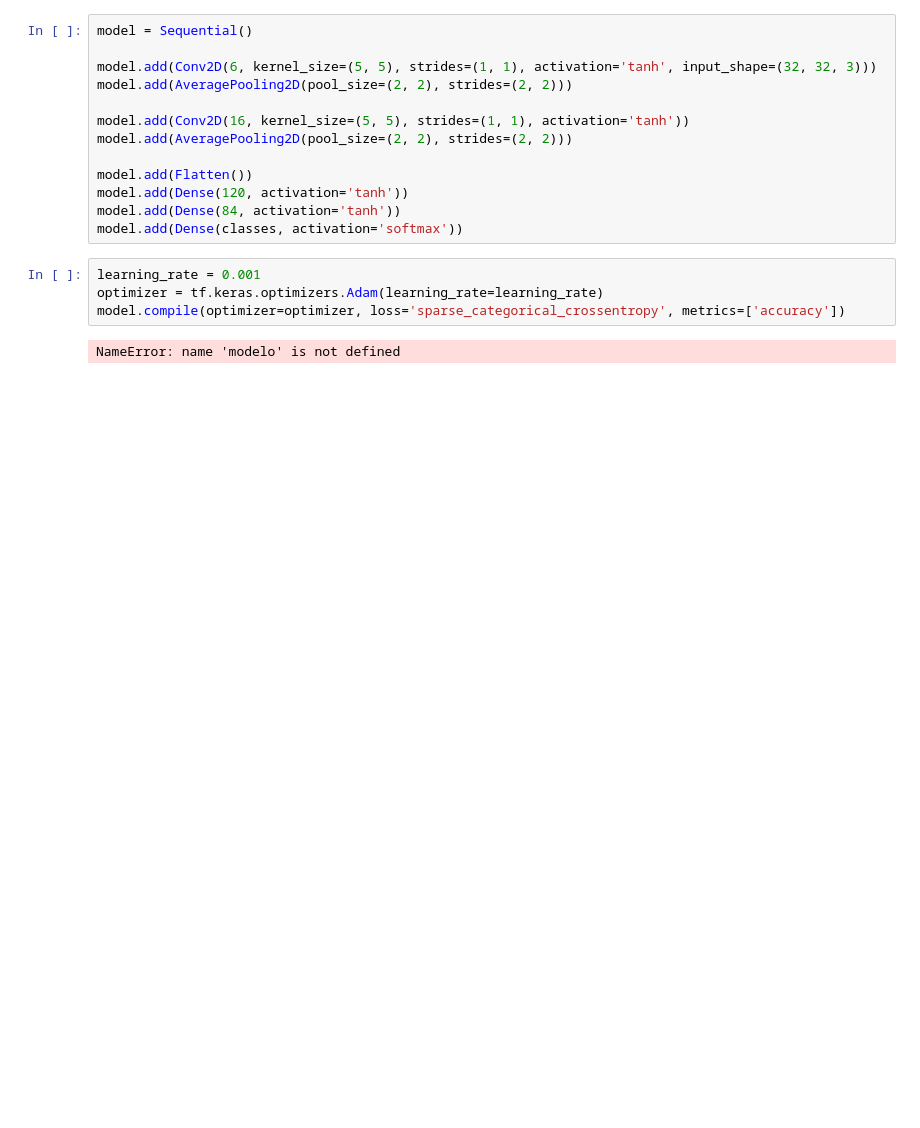
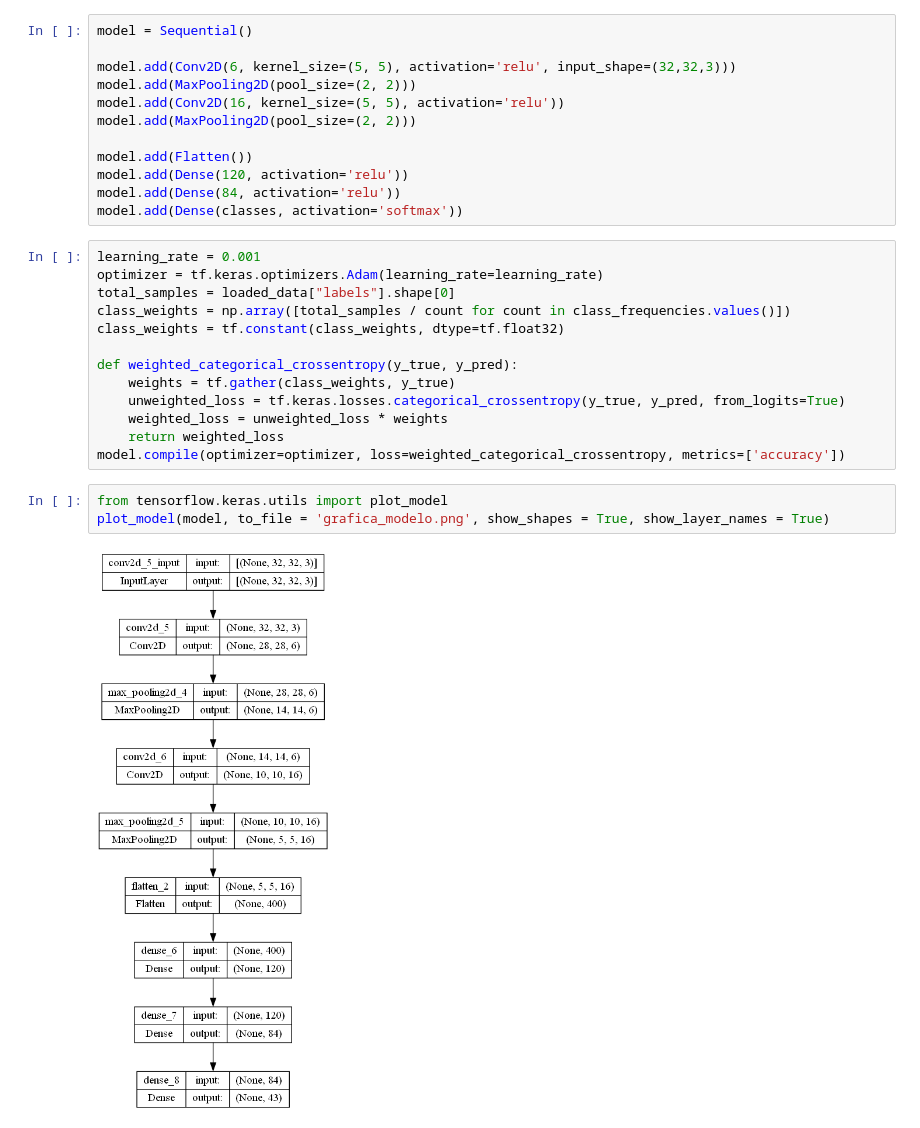
Before and after one commit to Roberto-VC/Lab2-DataScience, a Jupyter notebook: Lab2.ipynb, the cells around one changed output. Drawn from its saved outputs; the diff is of its cells as text; blank space fills up the shorter version.

```diff
--- a/Lab2.ipynb
+++ b/Lab2.ipynb
@@ -37,19 +91,30 @@ grayscale_image_array = np.dot(loaded_data["features"], coefficients).astype(np.
 # %%
 model = Sequential()
 
-model.add(Conv2D(6, kernel_size=(5, 5), strides=(1, 1), activation='tanh', input_shape=(32, 32, 3)))
-model.add(AveragePooling2D(pool_size=(2, 2), strides=(2, 2)))
-
-model.add(Conv2D(16, kernel_size=(5, 5), strides=(1, 1), activation='tanh'))
-model.add(AveragePooling2D(pool_size=(2, 2), strides=(2, 2)))
+model.add(Conv2D(6, kernel_size=(5, 5), activation='relu', input_shape=(32,32,3)))
+model.add(MaxPooling2D(pool_size=(2, 2)))
+model.add(Conv2D(16, kernel_size=(5, 5), activation='relu'))
+model.add(MaxPooling2D(pool_size=(2, 2)))
 
 model.add(Flatten())
-model.add(Dense(120, activation='tanh'))
-model.add(Dense(84, activation='tanh'))
+model.add(Dense(120, activation='relu'))
+model.add(Dense(84, activation='relu'))
 model.add(Dense(classes, activation='softmax'))
-# %%
-learning_rate = 0.001
-optimizer = tf.keras.optimizers.Adam(learning_rate=learning_rate)
-model.compile(optimizer=optimizer, loss='sparse_categorical_crossentropy', metrics=['accuracy'])
-# %% [output]
-NameError: name 'modelo' is not defined
+# %%
+learning_rate = 0.001
+optimizer = tf.keras.optimizers.Adam(learning_rate=learning_rate)
+total_samples = loaded_data["labels"].shape[0]
+class_weights = np.array([total_samples / count for count in class_frequencies.values()])
+class_weights = tf.constant(class_weights, dtype=tf.float32)
+
+def weighted_categorical_crossentropy(y_true, y_pred):
+    weights = tf.gather(class_weights, y_true)
+    unweighted_loss = tf.keras.losses.categorical_crossentropy(y_true, y_pred, from_logits=True)
+    weighted_loss = unweighted_loss * weights
+    return weighted_loss
+model.compile(optimizer=optimizer, loss=weighted_categorical_crossentropy, metrics=['accuracy'])
+# %%
+from tensorflow.keras.utils import plot_model
+plot_model(model, to_file = 'grafica_modelo.png', show_shapes = True, show_layer_names = True)
+# %% [output]
+[figure, added]
```
Also changed, not shown: parts of 3 cells of this notebook, 1 other file.
